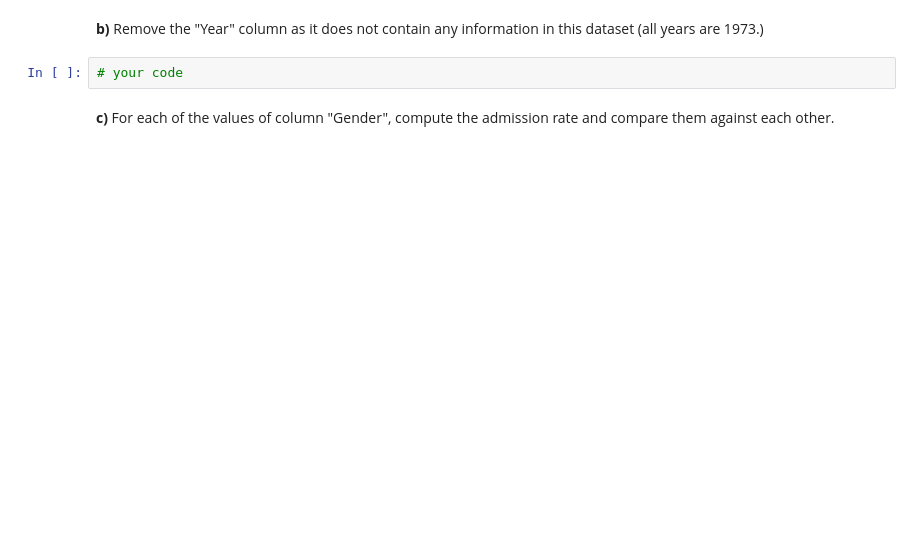
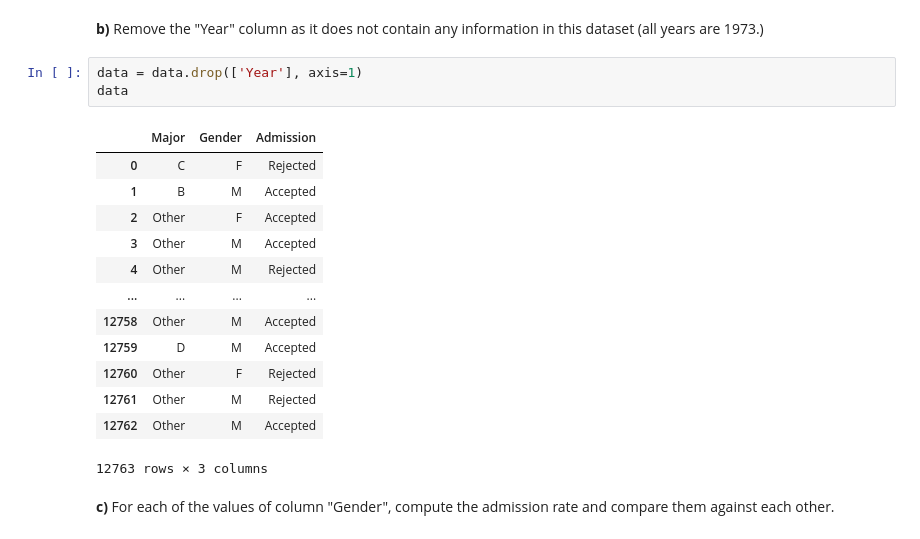
Before and after one commit to mnghiap/ids22, a Jupyter notebook: assignment2/assignment2.ipynb, the cells around one changed output. Cells and saved outputs as stored; diff of their text form; blank space fills up the shorter version.

```diff
--- a/assignment2/assignment2.ipynb
+++ b/assignment2/assignment2.ipynb
@@ -1347,7 +1362,22 @@ Upload the data from the `berkeley.csv` file and load it into a dataframe named
 # %% [markdown]
 **b)** Remove the "Year" column as it does not contain any information in this dataset (all years are 1973.)
 # %%
-# your code
+data = data.drop(['Year'], axis=1)
+data
+# %% [output]
+|  | Major | Gender | Admission |
+| 0 | C | F | Rejected |
+| 1 | B | M | Accepted |
+| 2 | Other | F | Accepted |
+| 3 | Other | M | Accepted |
+| 4 | Other | M | Rejected |
+| ... | ... | ... | ... |
+| 12758 | Other | M | Accepted |
+| 12759 | D | M | Accepted |
+| 12760 | Other | F | Rejected |
+| 12761 | Other | M | Rejected |
+| 12762 | Other | M | Accepted |
+12763 rows × 3 columns
 # %% [markdown]
 **c)** For each of the values of column "Gender", compute the admission rate and compare them against each other.
 # %%
```
Also changed, not shown: parts of 6 cells of this notebook.
